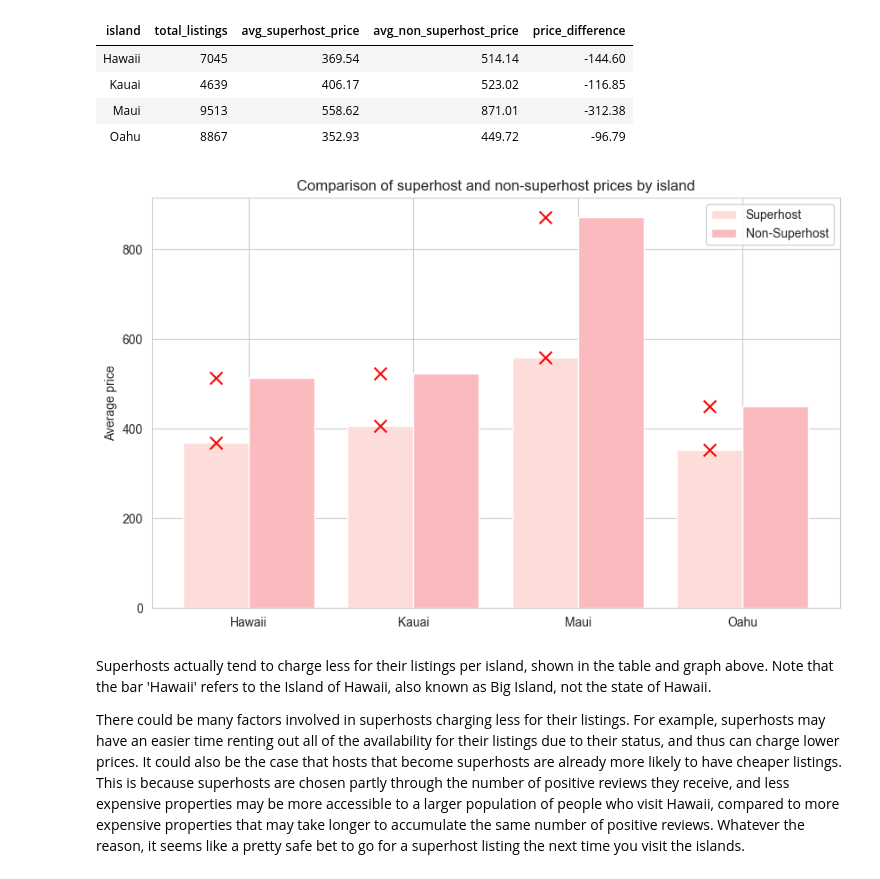
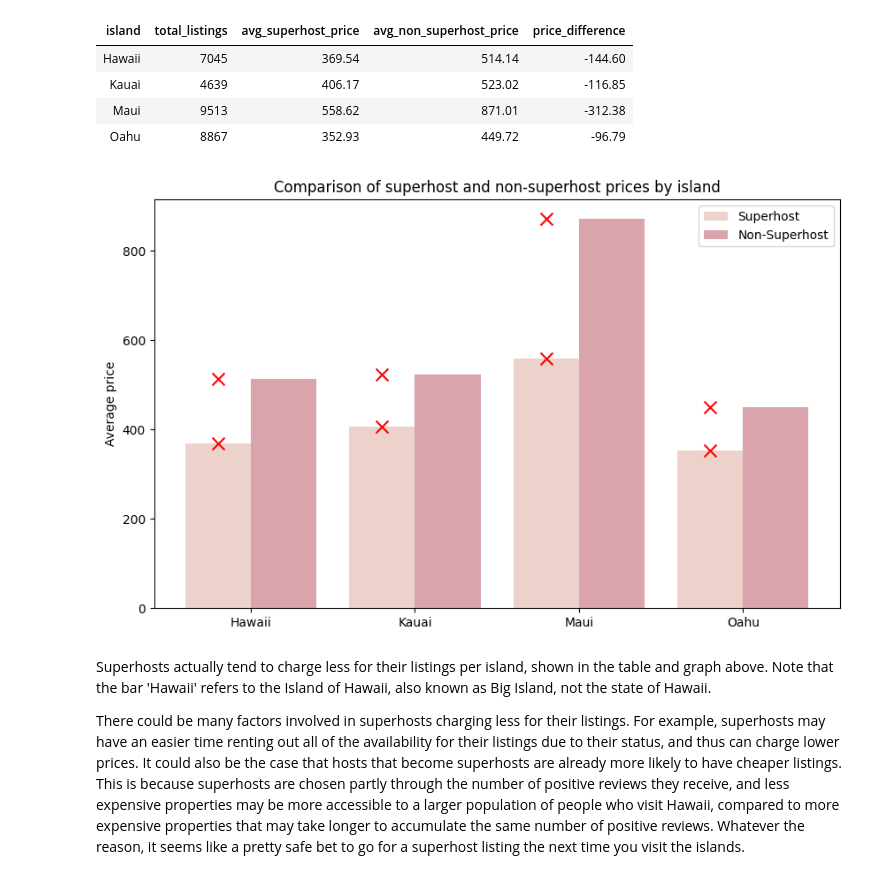
Before and after one commit to kaistops/Hawaii-Airbnb-Analysis, a Jupyter notebook: hawaii_airbnb_analysis.ipynb, the cells around one changed output. Drawn from its saved outputs; the diff is of its cells as text; code cells hidden in the pictures.

```diff
--- a/hawaii_airbnb_analysis.ipynb
+++ b/hawaii_airbnb_analysis.ipynb
@@ -843,6 +846,10 @@ with engine.connect() as conn:
 
 bathrooms = pd.DataFrame(results, columns=['bathroom_num', 'avg_daily_price'])
 
+# Set the palette
+palette = sns.cubehelix_palette()
+sns.set_palette(palette)
+
 # Importing matplotlib for visualizations
 import matplotlib.pyplot as plt
 import seaborn as sns
@@ -853,5 +860,6 @@ sns.lineplot(data=bathrooms, x='bathroom_num', y='avg_daily_price', ax=axs[2])
 axs[0].set(xlabel='Accommodation capacity', ylabel='Average daily price', title='Average daily price vs. accommodation capacity')
 axs[1].set(xlabel='Bedrooms', ylabel='Average daily price', title='Average daily price vs. number of bedrooms')
 axs[2].set(xlabel='Bathrooms', ylabel='Average daily price', title='Average daily price vs. number of bathrooms')
-fig.subplots_adjust(hspace=0.4)
+fig.subplots_adjust(hspace=0.5)
+plt.show()
 # %% [output]
@@ -1066,38 +1079,40 @@ with engine.connect() as conn:
                 COUNT(*) AS total_listings,
                 CAST(AVG(CASE WHEN host_is_superhost = True THEN price::DECIMAL END) AS NUMERIC(10,2)) AS avg_superhost_price,
                 CAST(AVG(CASE WHEN host_is_superhost = False THEN price::DECIMAL END) AS NUMERIC(10,2)) AS avg_non_superhost_price,
-                CAST(AVG(CASE WHEN host_is_superhost = True THEN price::DECIMAL END) - AVG(CASE WHEN host_is_superhost = False THEN price END)
+                CAST(AVG(CASE WHEN host_is_superhost = True THEN price::DECIMAL END) - AVG(CASE WHEN host_is_superhost = False
+                    THEN price END)
                     AS NUMERIC(10,2)) AS price_difference
             FROM listings
             JOIN hosts ON listings.host_id = hosts.host_id
             GROUP BY island
             ORDER BY island;
     """))
 
 
-superhost = pd.DataFrame(results, columns=['island', 'total_listings', 'avg_superhost_price', 'avg_non_superhost_price', 'price_difference'])
+superhost = pd.DataFrame(results, columns=['island', 'total_listings', 'avg_superhost_price', 'avg_non_superhost_price',
+                                            'price_difference'])
 
 # Plot superhost vs. non-superhost prices
 fig, ax = plt.subplots(figsize=(10, 6))
 x = [i for i in range(len(superhost['island']))]
 
 # Plot average superhost and non-superhost prices
 ax.bar(x, superhost['avg_superhost_price'], width=0.4, label='Superhost')
 ax.bar([i+0.4 for i in x], superhost['avg_non_superhost_price'], width=0.4, label='Non-Superhost')
 
 # Plot price difference as separate data point
 ax.scatter(x, superhost['avg_superhost_price'], s=100, c='red', marker='x')
 ax.scatter(x, superhost['avg_non_superhost_price'], s=100, c='red', marker='x')
 
 # Add labels and legend
 ax.set_xticks([i+0.2 for i in x])
 ax.set_xticklabels(superhost['island'])
 ax.set_ylabel('Average price')
 ax.set_title('Comparison of superhost and non-superhost prices by island')
 ax.legend()
 plt.show()
 # %% [output]
-[figure, old version]
+[figure, new version]
 # %% [markdown]
 Superhosts actually tend to charge less for their listings per island, shown in the table and graph above. Note that the bar 'Hawaii' refers to the Island of Hawaii, also known as Big Island, not the state of Hawaii.
 
```
Also changed, not shown: parts of 31 cells of this notebook.
